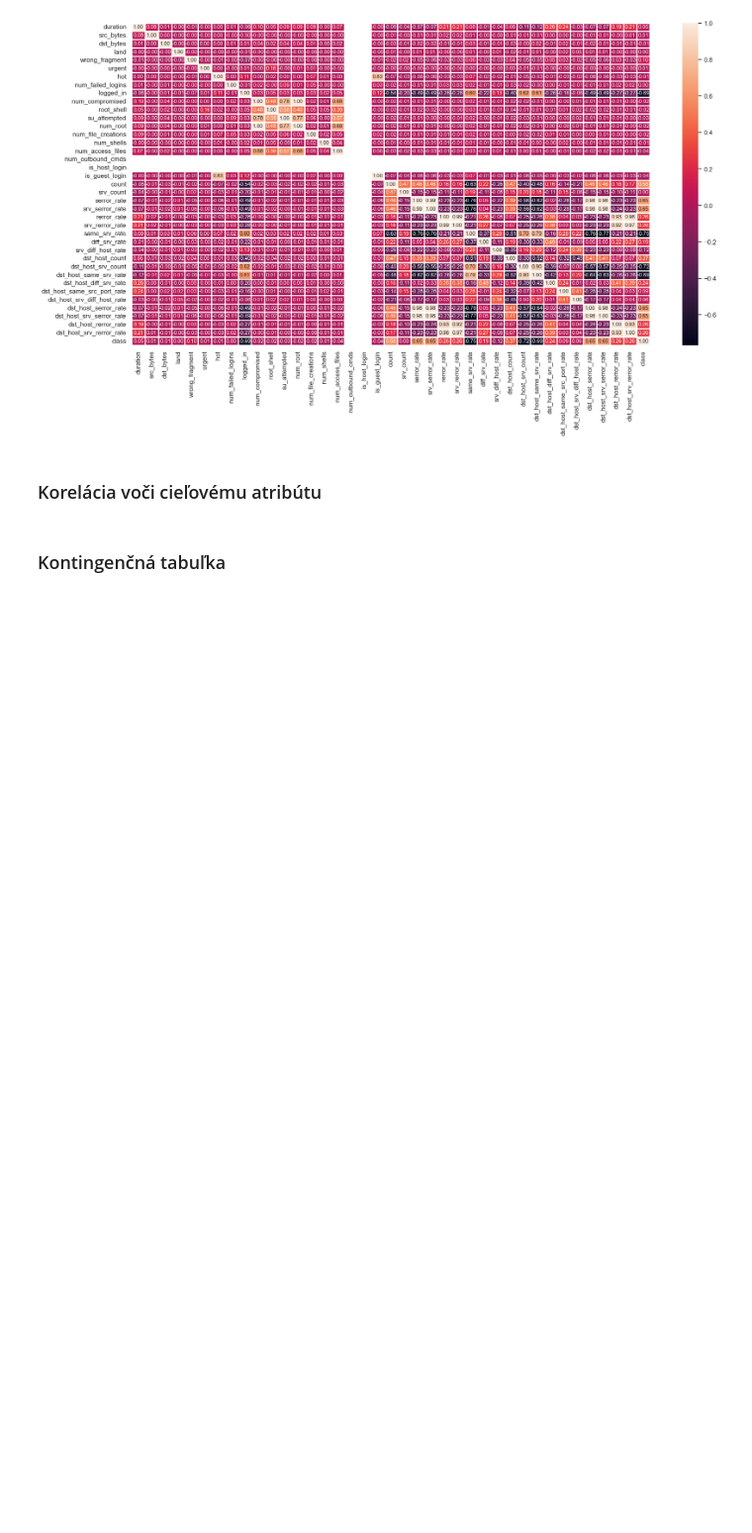
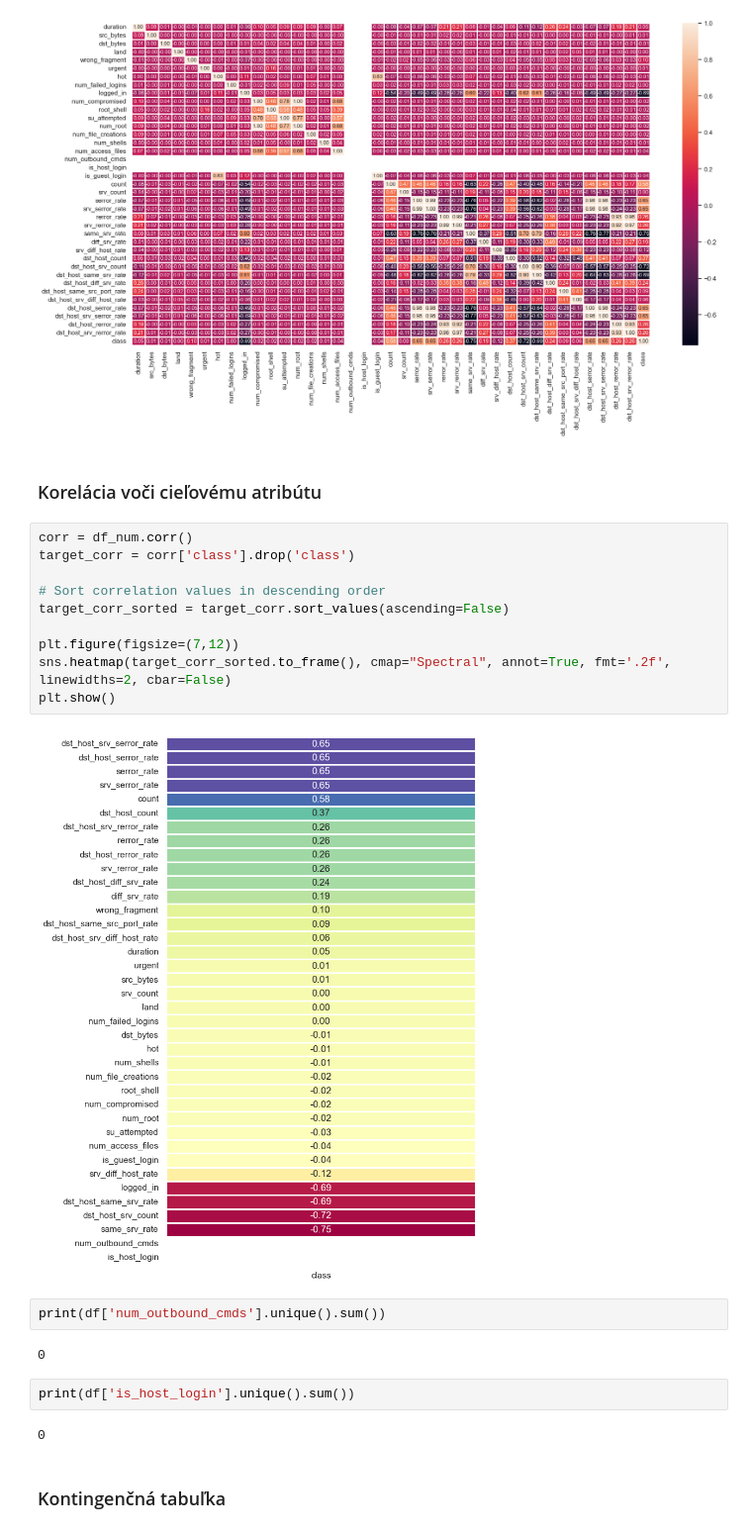
Before and after one commit to M4jkky/CRISP-DataMining, a Jupyter notebook: eda.ipynb, the cells around one changed output. Shown at 99% size. Saved outputs shown, nothing was run; the diff lists cells and outputs as text; blank space fills up the shorter version.

```diff
--- a/eda.ipynb
+++ b/eda.ipynb
@@ -151,6 +157,26 @@ plt.show()
 [figure]
 # %% [markdown]
 ### Korelácia voči cieľovému atribútu
+# %%
+corr = df_num.corr()
+target_corr = corr['class'].drop('class')
+
+# Sort correlation values in descending order
+target_corr_sorted = target_corr.sort_values(ascending=False)
+
+plt.figure(figsize=(7,12))
+sns.heatmap(target_corr_sorted.to_frame(), cmap="Spectral", annot=True, fmt='.2f', linewidths=2, cbar=False)
+plt.show()
+# %% [output]
+[figure, added]
+# %%
+print(df['num_outbound_cmds'].unique().sum())
+# %% [output]
+0
+# %%
+print(df['is_host_login'].unique().sum())
+# %% [output]
+0
 # %% [markdown]
 ### Kontingenčná tabuľka
 # %%
```
Also changed, not shown: parts of 8 cells of this notebook, 5 other files.
